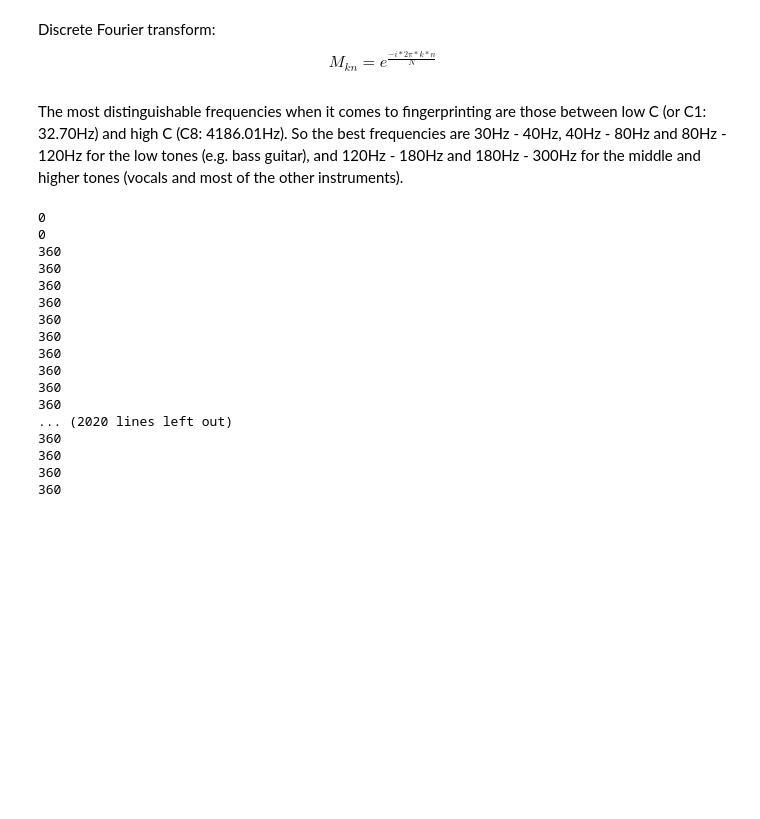
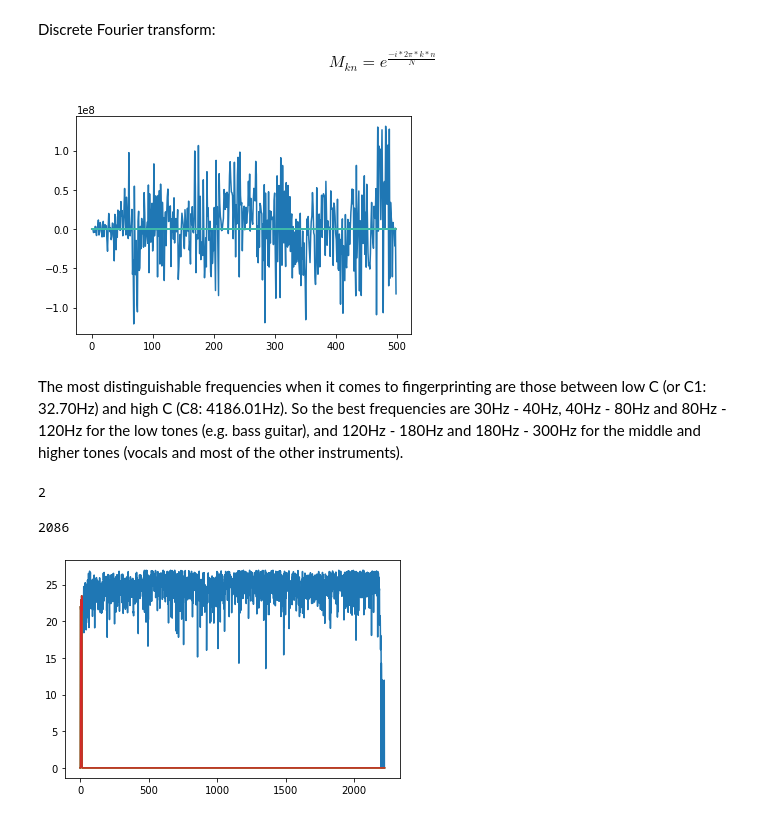
Before and after one commit to Owliie/Smart-Radio, a Jupyter notebook: experiments/song_recognition.ipynb, the cells around one changed output. Cells and saved outputs as stored; diff of their text form; code cells hidden in the pictures; blank space fills up the shorter version.

Commit message:
Experimented with the hashing algorithm

```diff
--- a/experiments/song_recognition.ipynb
+++ b/experiments/song_recognition.ipynb
@@ -59,26 +61,32 @@ def vector_FFT(complex_input):
 
     return complex_input.ravel()
 # %%
-path = "./songs/pinko.mp3"
+path = "./songs/epic.mp3"
 sound = pydub.AudioSegment.from_mp3(path)
 song = np.array(sound.get_array_of_samples())
 
 if sound.channels == 2:
         song = song.reshape((-1, 2))
 
 size = song.shape[0]
 chunk_size = 4000 #4kHz is best for bins
 sampled_chunk_size = int(size/chunk_size)
 
 sampled = np.zeros(shape=(sampled_chunk_size, chunk_size), dtype=np.complex_)
 
 for i in range(sampled_chunk_size):
     time_variations = np.zeros(chunk_size, dtype=np.complex_)
 
-    for k in range(chunk_size):
-        time_variations[k] = song[i * chunk_size + 1][0]
-    fft_T = np.fft.fft(time_variations)
-    sampled[i] = fft_T
+    for j in range(chunk_size):
+        time_variations[j] = complex(song[i * chunk_size + 1][0], 0)
+#         print(time_variations[j])
+
+    sampled[i] = np.fft.fft(time_variations)
+# print(sampled)
+plt.plot(sampled[:500, :])
+plt.show()
+# %% [output]
+[figure, added]
 # %% [markdown]
 The most distinguishable frequencies when it comes to fingerprinting are those between low C (or C1: 32.70Hz) and high C (C8: 4186.01Hz). So the best frequencies are 30Hz - 40Hz, 40Hz - 80Hz and 80Hz - 120Hz for the low tones (e.g. bass guitar), and 120Hz - 180Hz and 180Hz - 300Hz for the middle and higher tones (vocals and most of the other instruments).
 # %%
@@ -86,6 +94,10 @@ FREQUENCIES = [40, 80, 120, 180, 300]
 # %%
 def get_range_of_frequency(frq):
     return max(list(range(len(FREQUENCIES))), key = lambda x: FREQUENCIES[x] > frq)
+# %%
+get_range_of_frequency(100)
+# %% [output]
+2
 # %%
 peaks = np.zeros(shape=(sampled_chunk_size, 5))
 highest = np.zeros(shape=(sampled_chunk_size, 5))
@@ -92,29 +108,25 @@ highest = np.zeros(shape=(sampled_chunk_size, 5))
 # %%
+hashing = np.zeros(shape=sampled.shape[0])
+unique = []
+
 for i in range(0, sampled.shape[0]):
-    for frq in range(40, 300):
-        magnitude = np.log(np.abs(sampled[i][frq]) + 1)
+    for frq in range(0, 300):
+        magnitude = np.log2(np.abs(sampled[i][frq])+1)
+#         print(np.log2(np.abs(sampled[i][frq])+1))
         range_index = get_range_of_frequency(frq)
+#         print("magnitude: ", magnitude)
+#         print("highest: ", highest[i][range_index])
 
         if magnitude > highest[i][range_index]:
+            highest[i][range_index] = magnitude
             peaks[i][range_index] = frq
 
-    hashed = hash(peaks[i][0] + peaks[i][1] + peaks[i][2] + peaks[i][3]) #fix it
-    print(hashed)
+    hashing[i] = fingerprint_hash(peaks[i][0], peaks[i][1], peaks[i][2], peaks[i][3])
+    unique.append((peaks[i][0], peaks[i][1], peaks[i][2], peaks[i][3]))
+# plt.hist(hashing)
+print(len(list(set(unique))))
+plt.plot(unique)
+plt.show()
 # %% [output]
-0
-0
-360
-360
-360
-360
-360
-360
-360
-360
-360
-360
-... (2020 lines left out)
-360
-360
-360
-360
+2086
+[figure, added]
```
Also changed, not shown: parts of 3 cells of this notebook, 1 other file.
